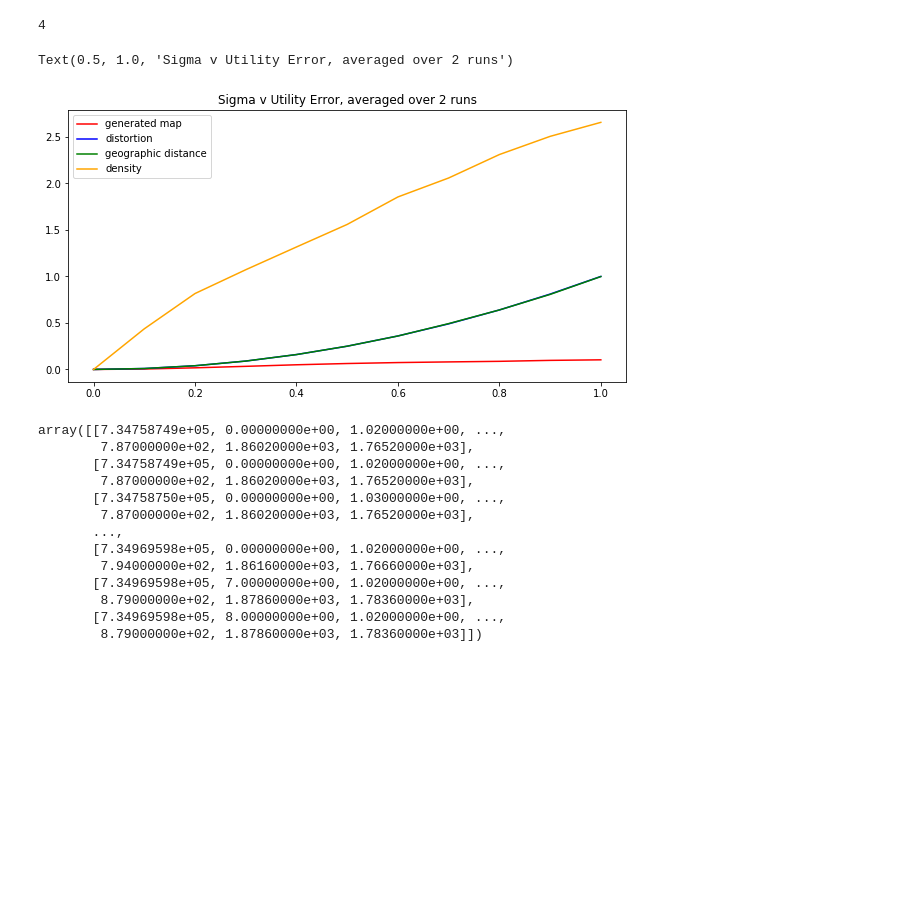
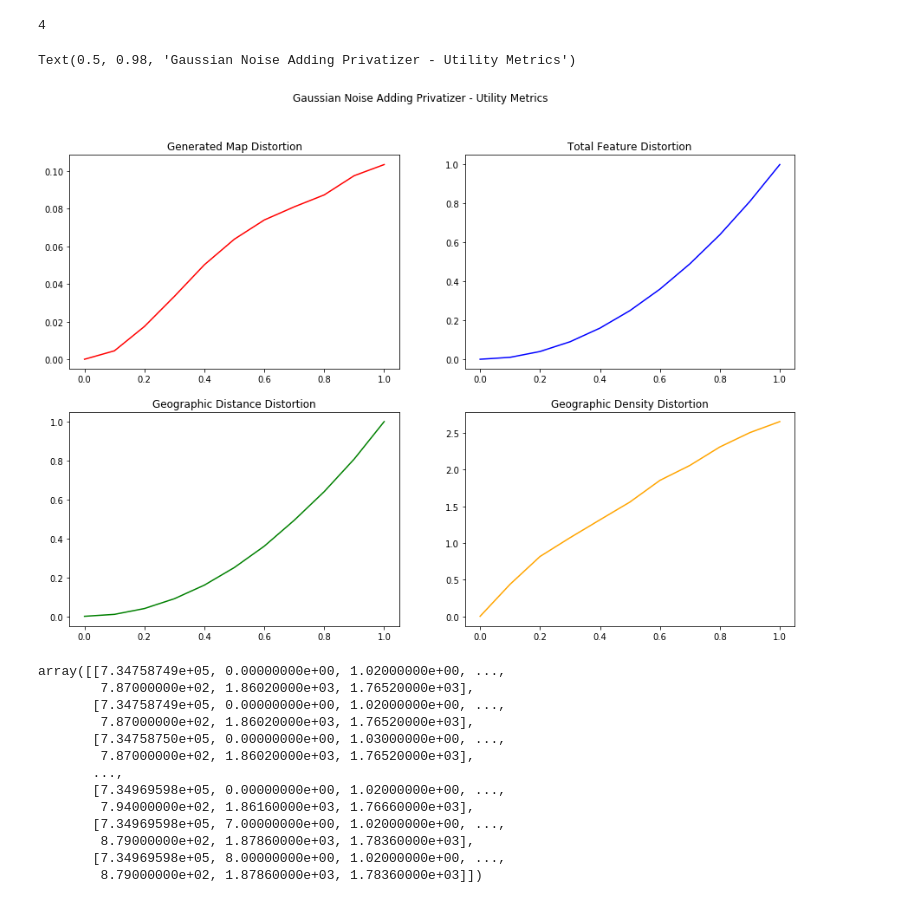
Before and after one commit to lillyclark/pytorch_privacy, a Jupyter notebook: Process Results.ipynb, the cells around one changed output. Cells and saved outputs as stored; diff of their text form; code cells hidden in the pictures; blank space fills up the shorter version.

```diff
--- a/Process Results.ipynb
+++ b/Process Results.ipynb
@@ -360,25 +386,31 @@ np.where(label_corr>0.1)
 # %% [output]
 4
 # %%
-plt.figure(figsize=(10,5))
+fig, ax = plt.subplots(2,2,figsize=(15,10))
 siigs = np.array([0.0,0.1,0.2,0.3,0.4,0.5,0.6,0.7,0.8,0.9,1.0])
 gmap = np.array([0.0, 0.0045015180100781895, 0.017415563444142402, 0.03340647832608811, 0.05018039575703409,
                 0.06375125878154575, 0.07396029055520148, 0.08095018117156315, 0.08727470705471561, 0.09747918017657968, 0.10338454652916])
 dist = np.array([0.0, 0.010000238946414126, 0.03994425165111439, 0.08986929646288254, 0.16004353474607266,
                 0.24986801833594466, 0.3600397666331787, 0.49006593137777943, 0.6393827423059862, 0.8102031401500885, 0.9996858446989755])
 geo = np.array([0.0, 0.009988958791522446, 0.03992548238037208, 0.09022043998679992, 0.15992757956183676,
                0.2501358720622911, 0.35971374449245486, 0.4927055940424023, 0.6395416110570458, 0.8064934437276687, 0.9984381337923782])
 dens = np.array([0.0, 0.43680780052681994, 0.8160250725874042, 1.0718563854465997, 1.3163926866319444,
                 1.5589024335488506, 1.8543532799030173, 2.0580848898467434, 2.3100263222880746, 2.5054342335668105, 2.6560381308369254])
-plt.plot(siigs, gmap,c='r')
-plt.plot(siigs, dist,c='b')
-plt.plot(siigs, geo,c='g')
-plt.plot(siigs, dens,c='orange')
-plt.legend(["generated map","distortion","geographic distance","density"])
-plt.title("Sigma v Utility Error, averaged over 2 runs")
+ax[0][0].plot(siigs, gmap,c='r')
+ax[0][1].plot(siigs, dist,c='b')
+ax[1][0].plot(siigs, geo,c='g')
+ax[1][1].plot(siigs, dens,c='orange')
+ax[0][0].set_title("Generated Map Distortion")
+
+ax[0][1].set_title("Total Feature Distortion")
+
+ax[1][0].set_title("Geographic Distance Distortion")
+
+ax[1][1].set_title("Geographic Density Distortion")
+fig.suptitle("Gaussian Noise Adding Privatizer - Utility Metrics")
 # %% [output]
-Text(0.5, 1.0, 'Sigma v Utility Error, averaged over 2 runs')
+Text(0.5, 0.98, 'Gaussian Noise Adding Privatizer - Utility Metrics')
-[figure, old version]
+[figure, new version]
 # %%
 dataset.values
 # %% [output]
```
Also changed, not shown: parts of 14 cells of this notebook, 6 other files.
